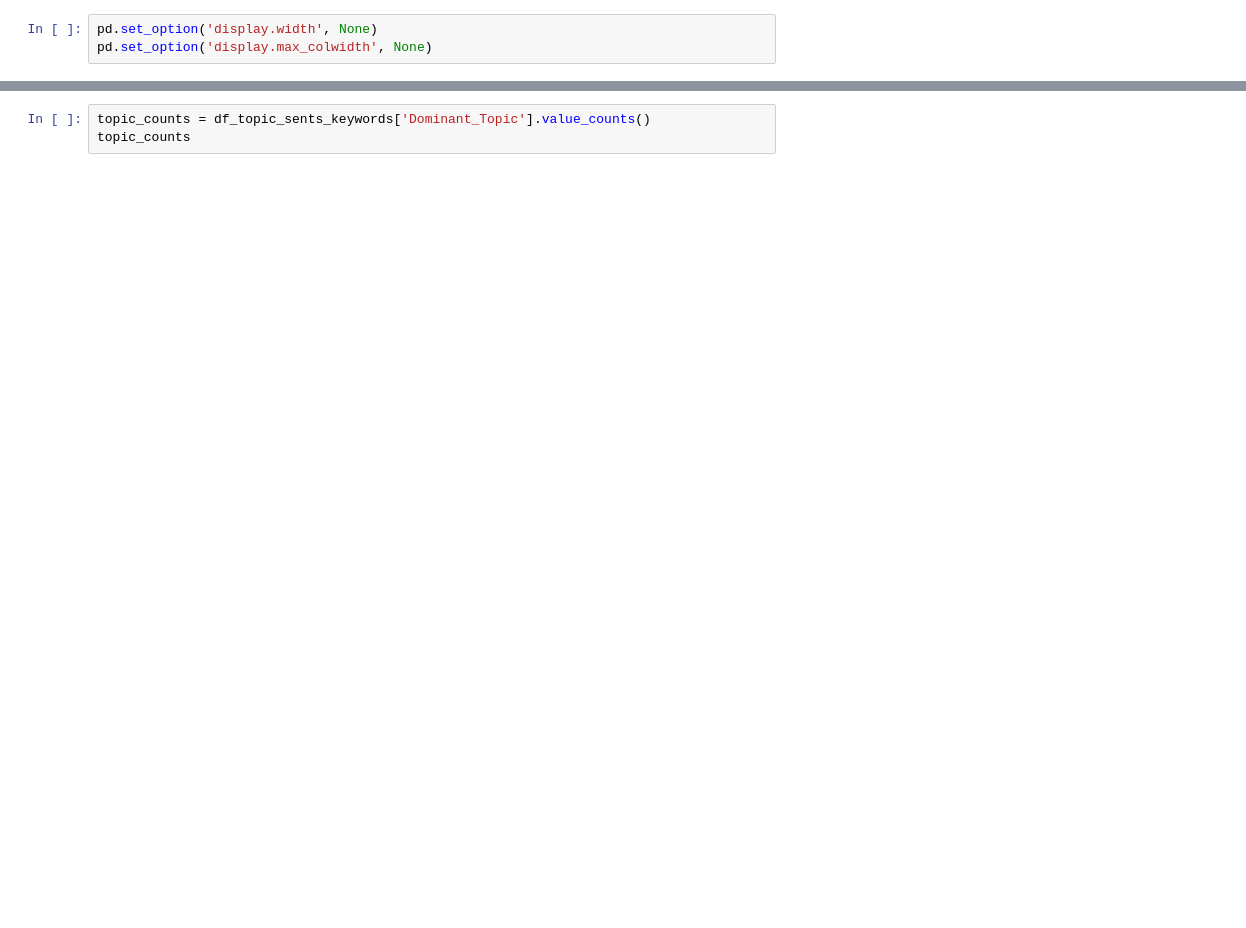
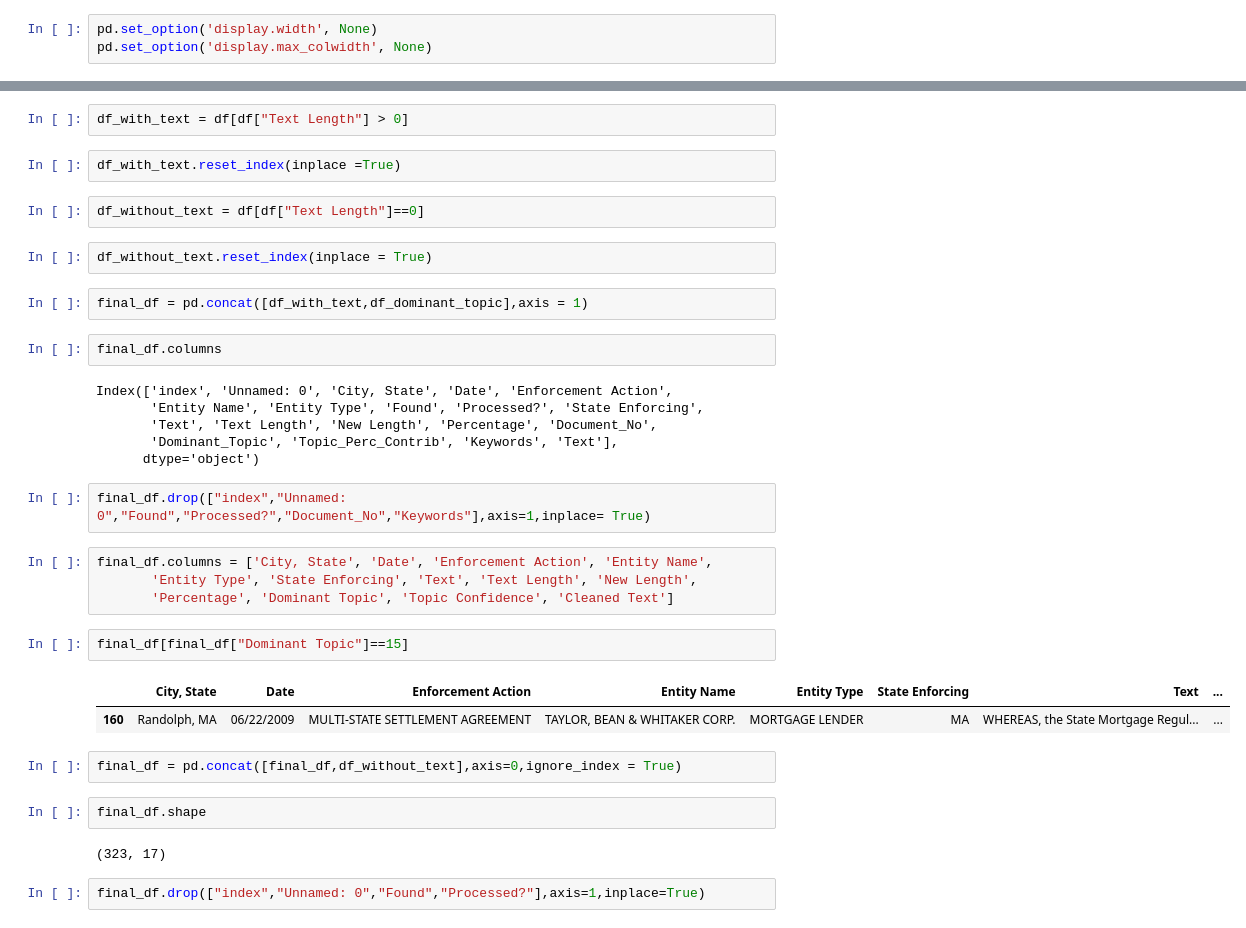
Before and after one commit to ChavezCheong/APL2021_DataPlus, a Jupyter notebook: Data_Analysis/ma_lda.ipynb, the cells around one changed output, grey strips where cells are left out. Drawn from its saved outputs; the diff is of its cells as text; blank space fills up the shorter version.

```diff
--- a/Data_Analysis/ma_lda.ipynb
+++ b/Data_Analysis/ma_lda.ipynb
@@ -581,3 +570,37 @@ sent_topics_sorteddf_mallet
-# %%
-topic_counts = df_topic_sents_keywords['Dominant_Topic'].value_counts()
-topic_counts
+# %%
+df_with_text = df[df["Text Length"] > 0]
+# %%
+df_with_text.reset_index(inplace =True)
+# %%
+df_without_text = df[df["Text Length"]==0]
+# %%
+df_without_text.reset_index(inplace = True)
+# %%
+final_df = pd.concat([df_with_text,df_dominant_topic],axis = 1)
+# %%
+final_df.columns
+# %% [output]
+Index(['index', 'Unnamed: 0', 'City, State', 'Date', 'Enforcement Action',
+       'Entity Name', 'Entity Type', 'Found', 'Processed?', 'State Enforcing',
+       'Text', 'Text Length', 'New Length', 'Percentage', 'Document_No',
+       'Dominant_Topic', 'Topic_Perc_Contrib', 'Keywords', 'Text'],
+      dtype='object')
+# %%
+final_df.drop(["index","Unnamed: 0","Found","Processed?","Document_No","Keywords"],axis=1,inplace= True)
+# %%
+final_df.columns = ['City, State', 'Date', 'Enforcement Action', 'Entity Name',
+       'Entity Type', 'State Enforcing', 'Text', 'Text Length', 'New Length',
+       'Percentage', 'Dominant Topic', 'Topic Confidence', 'Cleaned Text']
+# %%
+final_df[final_df["Dominant Topic"]==15]
+# %% [output]
+|  | City, State | Date | Enforcement Action | Entity Name | Entity Type | State Enforcing | Text | ... |
+| 160 | Randolph, MA | 06/22/2009 | MULTI-STATE SETTLEMENT AGREEMENT | TAYLOR, BEAN & WHITAKER CORP. | MORTGAGE LENDER | MA | WHEREAS, the State Mortgage Regul... | ... |
+# %%
+final_df = pd.concat([final_df,df_without_text],axis=0,ignore_index = True)
+# %%
+final_df.shape
+# %% [output]
+(323, 17)
+# %%
+final_df.drop(["index","Unnamed: 0","Found","Processed?"],axis=1,inplace=True)
```
Also changed, not shown: parts of 19 cells of this notebook, 1 other file.
